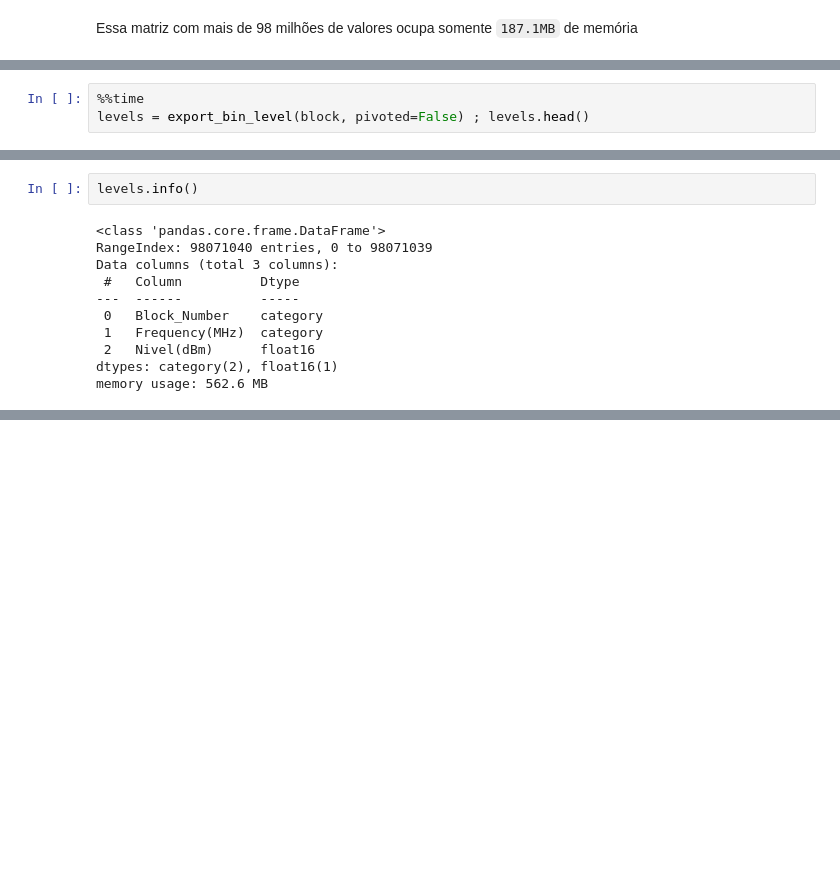
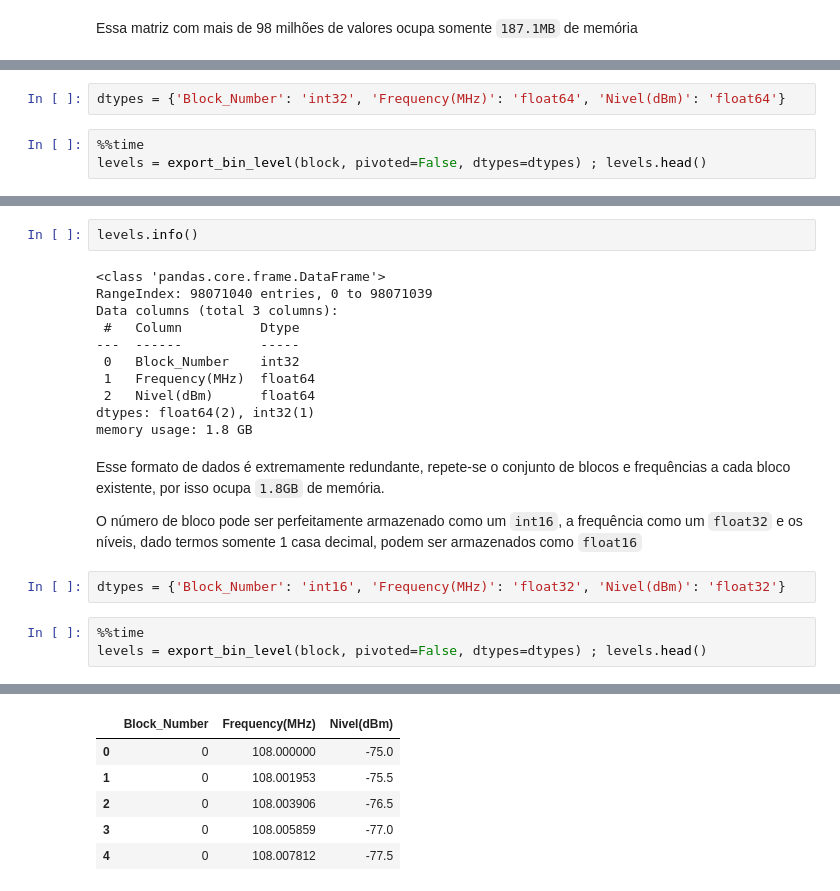
Before and after one commit to ronaldokun/rfpye, a Jupyter notebook: _index.ipynb, the cells around one changed output, grey strips where cells are left out. Cells and saved outputs as stored; diff of their text form; blank space fills up the shorter version.

Commit message:
Testing separating Thread ID from Blocks

```diff
--- a/_index.ipynb
+++ b/_index.ipynb
@@ -244,4 +247,6 @@ Caso o parâmetro `pivoted = False` é retornada a versão tabular empilhada. No
+# %%
+dtypes = {'Block_Number': 'int32', 'Frequency(MHz)': 'float64', 'Nivel(dBm)': 'float64'}
 # %%
 %%time
-levels = export_bin_level(block, pivoted=False) ; levels.head()
+levels = export_bin_level(block, pivoted=False, dtypes=dtypes) ; levels.head()
 # %% [output]
@@ -260,8 +265,18 @@ RangeIndex: 98071040 entries, 0 to 98071039
 Data columns (total 3 columns):
  #   Column          Dtype
 ---  ------          -----
- 0   Block_Number    category
- 1   Frequency(MHz)  category
- 2   Nivel(dBm)      float16
-dtypes: category(2), float16(1)
-memory usage: 562.6 MB
+ 0   Block_Number    int32
+ 1   Frequency(MHz)  float64
+ 2   Nivel(dBm)      float64
+dtypes: float64(2), int32(1)
+memory usage: 1.8 GB
+# %% [markdown]
+Esse formato de dados é extremamente redundante, repete-se o conjunto de blocos e frequências a cada bloco existente, por isso ocupa `1.8GB` de memória.
+
+O número de bloco pode ser perfeitamente armazenado como um `int16`, a frequência como um `float32` e os níveis, dado termos somente 1 casa decimal, podem ser armazenados como `float16`
+# %%
+dtypes = {'Block_Number': 'int16', 'Frequency(MHz)': 'float32', 'Nivel(dBm)': 'float32'}
+# %%
+%%time
+levels = export_bin_level(block, pivoted=False, dtypes=dtypes) ; levels.head()
+# %% [output]
@@ -267,0 +284,6 @@ memory usage: 562.6 MB
+|  | Block_Number | Frequency(MHz) | Nivel(dBm) |
+| 0 | 0 | 108.000000 | -75.0 |
+| 1 | 0 | 108.001953 | -75.5 |
+| 2 | 0 | 108.003906 | -76.5 |
+| 3 | 0 | 108.005859 | -77.0 |
+| 4 | 0 | 108.007812 | -77.5 |
```
Also changed, not shown: parts of 27 cells of this notebook, 10 other files.
